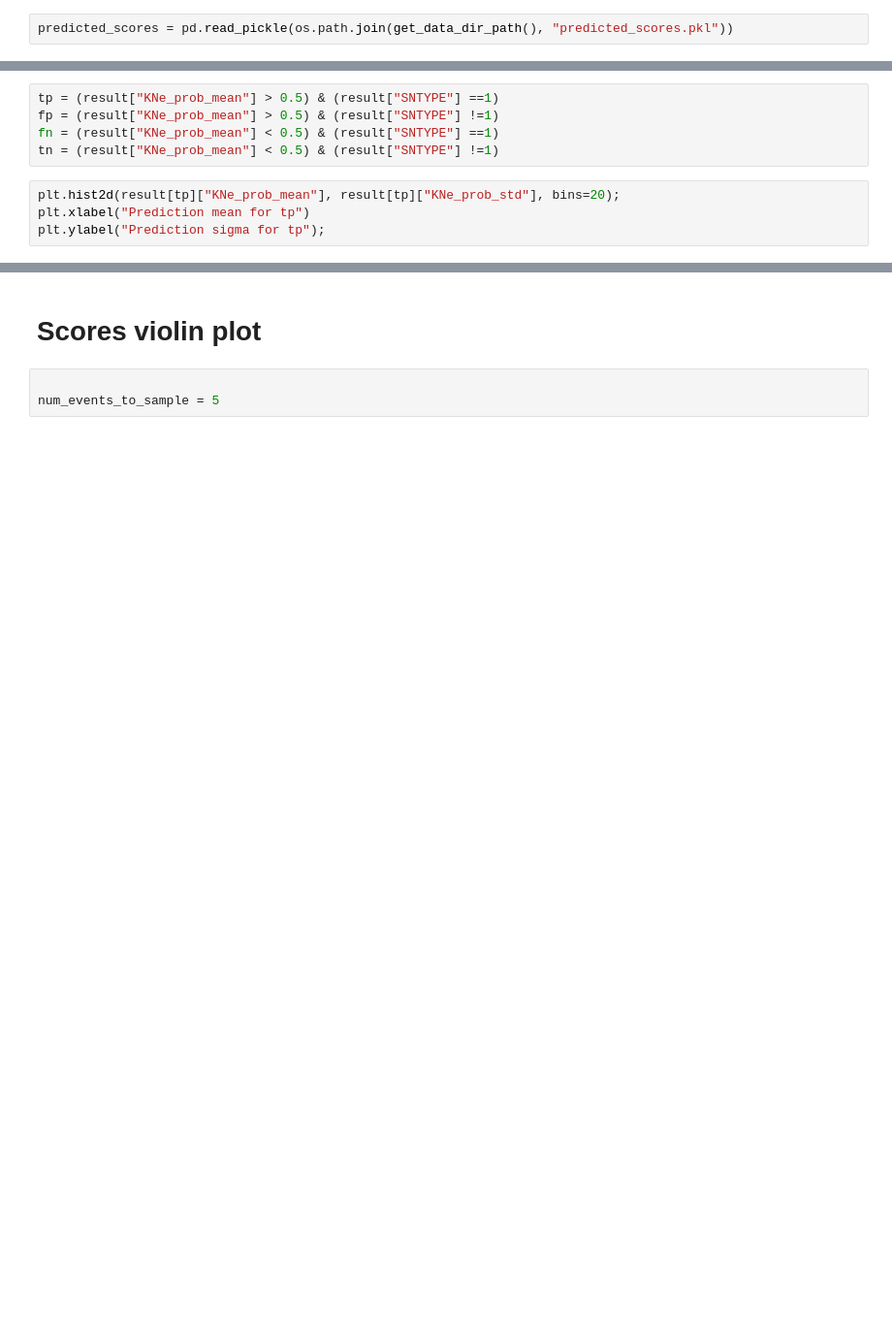
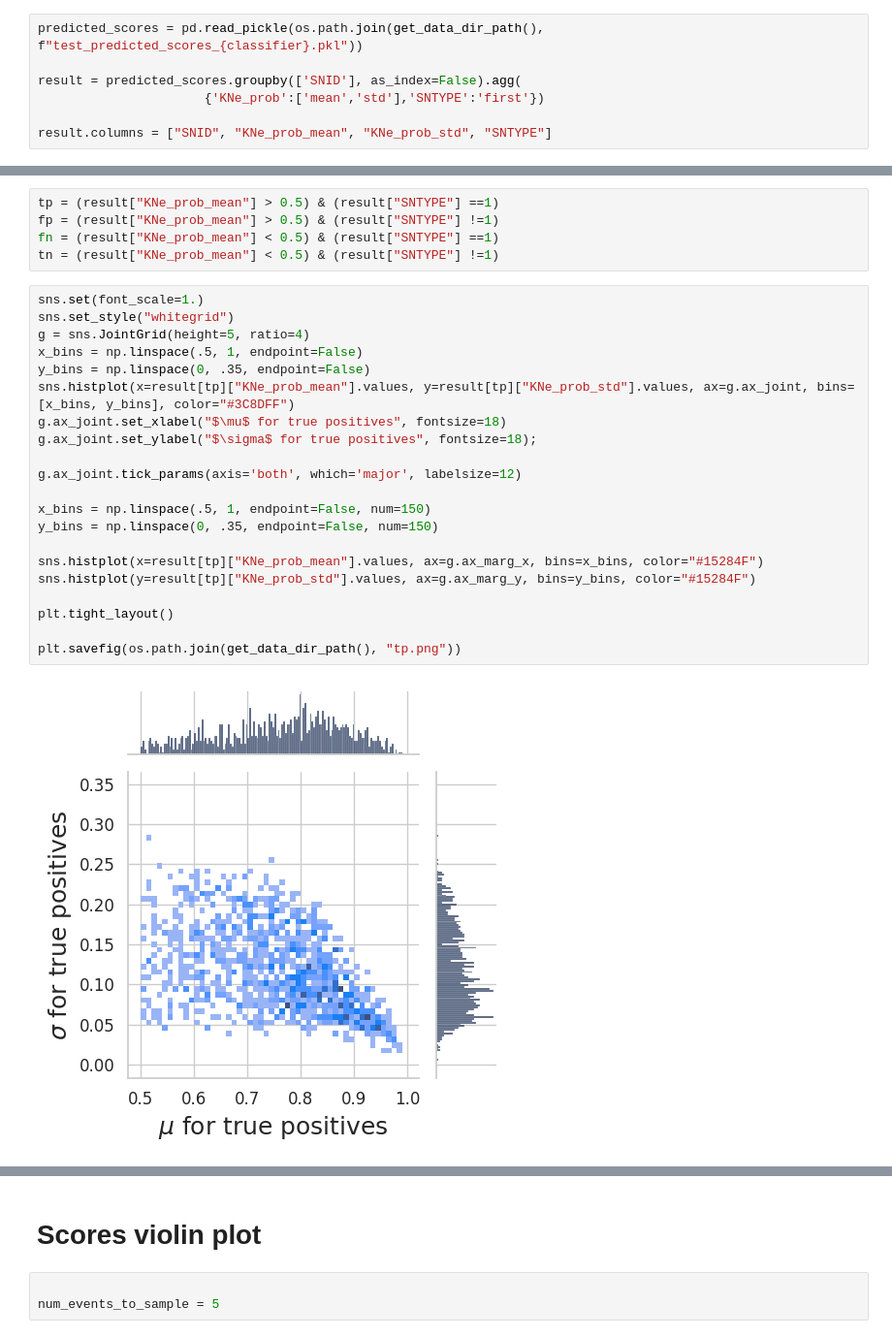
Before and after one commit to b-biswas/ltcurveMCMC, a Jupyter notebook: notebooks/eval_results.ipynb, the cells around one changed output, grey strips where cells are left out. Shown at 97% size. Saved outputs shown, nothing was run; the diff lists cells and outputs as text; blank space fills up the shorter version.

```diff
--- a/notebooks/eval_results.ipynb
+++ b/notebooks/eval_results.ipynb
@@ -54,4 +54,9 @@ features_df = pd.concat(features_df, ignore_index=True)
 # %%
-predicted_scores = pd.read_pickle(os.path.join(get_data_dir_path(), "predicted_scores.pkl"))
+predicted_scores = pd.read_pickle(os.path.join(get_data_dir_path(), f"test_predicted_scores_{classifier}.pkl"))
+
+result = predicted_scores.groupby(['SNID'], as_index=False).agg(
+                      {'KNe_prob':['mean','std'],'SNTYPE':'first'})
+
+result.columns = ["SNID", "KNe_prob_mean", "KNe_prob_std", "SNTYPE"]
 # %%
 predicted_scores
@@ -67,8 +95,27 @@ tp = (result["KNe_prob_mean"] > 0.5) & (result["SNTYPE"] ==1)
 fp = (result["KNe_prob_mean"] > 0.5) & (result["SNTYPE"] !=1)
 fn = (result["KNe_prob_mean"] < 0.5) & (result["SNTYPE"] ==1)
 tn = (result["KNe_prob_mean"] < 0.5) & (result["SNTYPE"] !=1)
-# %%
-plt.hist2d(result[tp]["KNe_prob_mean"], result[tp]["KNe_prob_std"], bins=20);
-plt.xlabel("Prediction mean for tp")
-plt.ylabel("Prediction sigma for tp");
+# %%
+sns.set(font_scale=1.)
+sns.set_style("whitegrid")
+g = sns.JointGrid(height=5, ratio=4)
+x_bins = np.linspace(.5, 1, endpoint=False)
+y_bins = np.linspace(0, .35, endpoint=False)
+sns.histplot(x=result[tp]["KNe_prob_mean"].values, y=result[tp]["KNe_prob_std"].values, ax=g.ax_joint, bins=[x_bins, y_bins], color="#3C8DFF")
+g.ax_joint.set_xlabel("$\mu$ for true positives", fontsize=18)
+g.ax_joint.set_ylabel("$\sigma$ for true positives", fontsize=18);
+
+g.ax_joint.tick_params(axis='both', which='major', labelsize=12)
+
+x_bins = np.linspace(.5, 1, endpoint=False, num=150)
+y_bins = np.linspace(0, .35, endpoint=False, num=150)
+
+sns.histplot(x=result[tp]["KNe_prob_mean"].values, ax=g.ax_marg_x, bins=x_bins, color="#15284F")
+sns.histplot(y=result[tp]["KNe_prob_std"].values, ax=g.ax_marg_y, bins=y_bins, color="#15284F")
+
+plt.tight_layout()
+
+plt.savefig(os.path.join(get_data_dir_path(), "tp.png"))
+# %% [output]
+[figure, added]
 # %%
```
Also changed, not shown: parts of 28 cells of this notebook, 1 other file.
